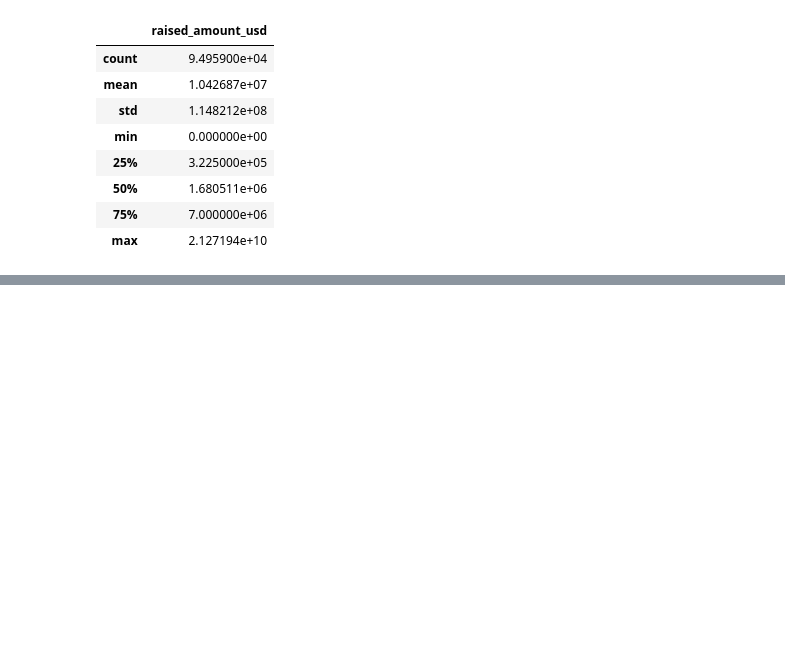
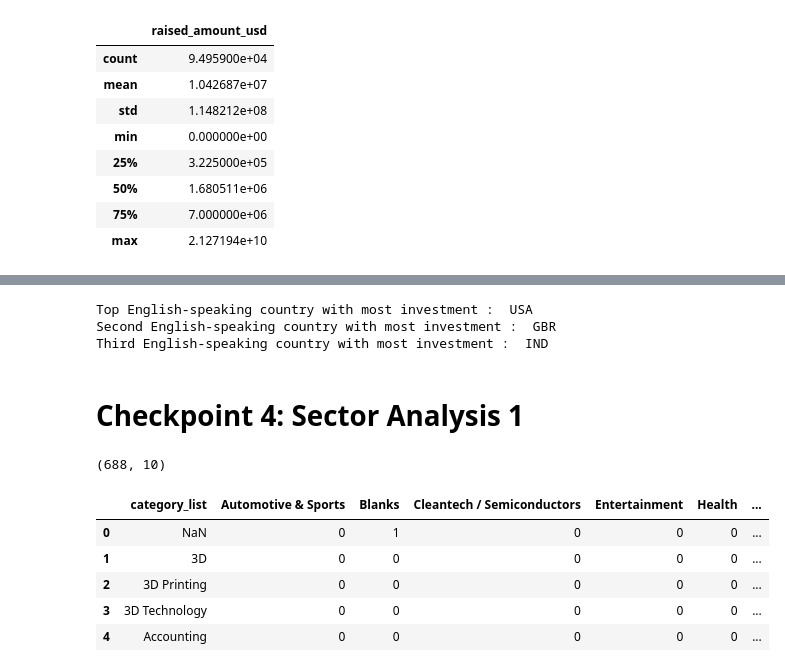
Before and after one commit to ppawar88/DSProject, a Jupyter notebook: Investment Case Group Project/Investment Analysis.ipynb, the cells around one changed output, grey strips where cells are left out. Drawn from its saved outputs; the diff is of its cells as text; code cells hidden in the pictures; blank space fills up the shorter version.

```diff
--- a/Investment Case Group Project/Investment Analysis.ipynb
+++ b/Investment Case Group Project/Investment Analysis.ipynb
@@ -168,0 +340,27 @@ dtype: float64
+# %%
+Country1 = top9[top9["Rank"] == 1].index[0]
+Country2 = top9[top9["Rank"] == 2].index[0]
+Country3 = top9[top9["Rank"] == 3].index[0]
+
+print("Top English-speaking country with most investment : ", Country1)
+print("Second English-speaking country with most investment : ", Country2)
+print("Third English-speaking country with most investment : ", Country3)
+# %% [output]
+Top English-speaking country with most investment :  USA
+Second English-speaking country with most investment :  GBR
+Third English-speaking country with most investment :  IND
+# %% [markdown]
+# Checkpoint 4: Sector Analysis 1
+# %%
+mapping = pd.read_csv("mapping.csv")
+# %%
+print(mapping.shape)
+mapping.head()
+# %% [output]
+(688, 10)
+|  | category_list | Automotive & Sports | Blanks | Cleantech / Semiconductors | Entertainment | Health | ... |
+| 0 | NaN | 0 | 1 | 0 | 0 | 0 | ... |
+| 1 | 3D | 0 | 0 | 0 | 0 | 0 | ... |
+| 2 | 3D Printing | 0 | 0 | 0 | 0 | 0 | ... |
+| 3 | 3D Technology | 0 | 0 | 0 | 0 | 0 | ... |
+| 4 | Accounting | 0 | 0 | 0 | 0 | 0 | ... |
```
Also changed, not shown: parts of 81 cells of this notebook, 4 other files.
